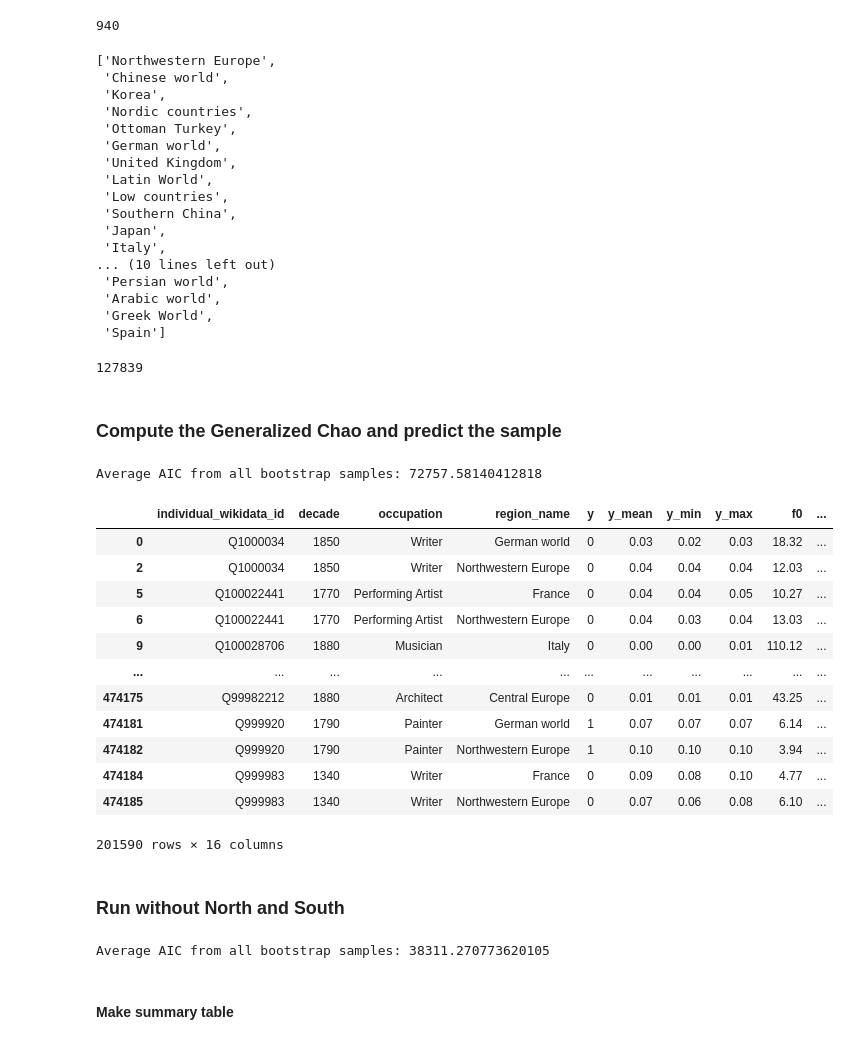
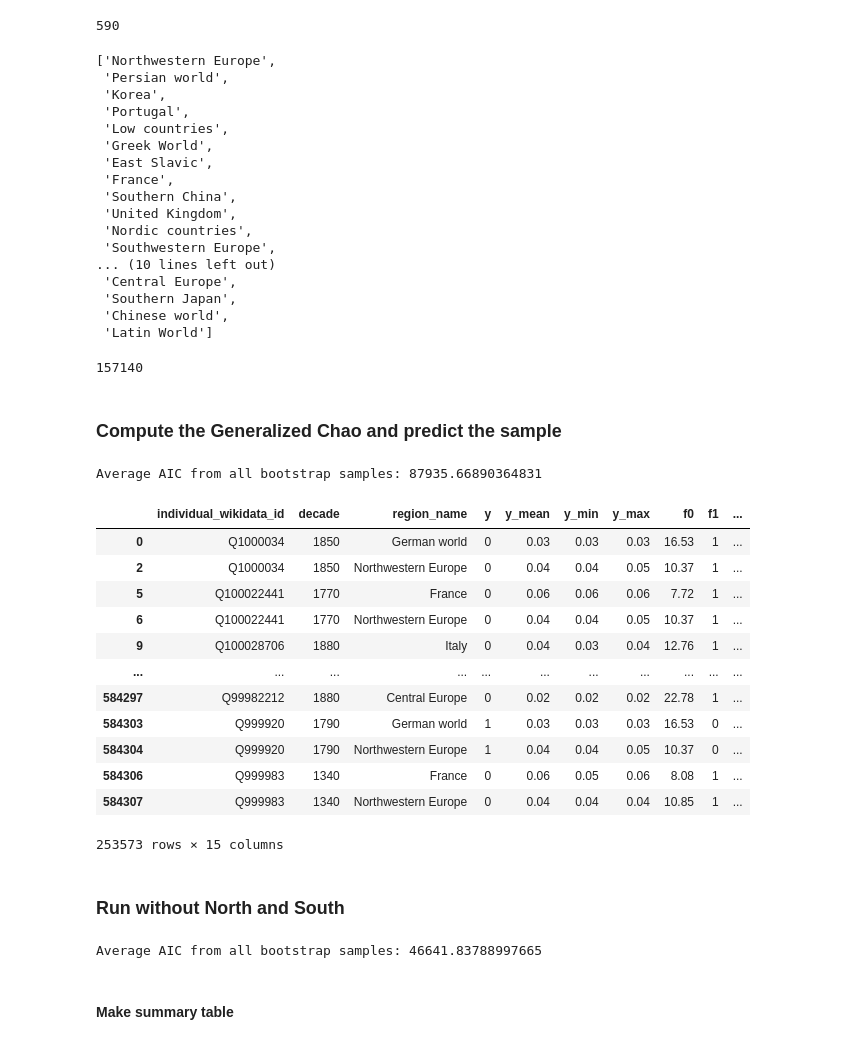
Before and after one commit to charlesdedampierre/cultura, a Jupyter notebook: 6 - run_unseen_species.ipynb, the cells around one changed output. Drawn from its saved outputs; the diff is of its cells as text; code cells hidden in the pictures.

```diff
--- a/6 - run_unseen_species.ipynb
+++ b/6 - run_unseen_species.ipynb
@@ -11,12 +11,12 @@ granularity = 10
 
 if granularity == 50:
     PATH = 'results_50'
-    df = pd.read_csv("db_extract/df_indi_works_occupations.csv", index_col=0)
+    df = pd.read_csv("db_extract/df_indi_works.csv", index_col=0)
     df['decade'] = df['decade'].apply(lambda x: 50 * round(x / 50))
     df = df[df['decade']<=1850]
 elif granularity == 10:
     PATH = 'results_10'
-    df = pd.read_csv("db_extract/df_indi_works_occupations.csv", index_col=0)
+    df = pd.read_csv("db_extract/df_indi_works.csv", index_col=0)
     df['decade'] = df['decade'].apply(lambda x: 10 * round(x / 10))
     df = df[df['decade']<=1880]
 
@@ -75,8 +75,6 @@ df_m["y"] = df_m["count"].map({0: 0, 1: 0, 2: 1})
 
 len(set(df_m.individual_wikidata_id))
 
-df_distribution = df_m[['individual_wikidata_id','occupation']].drop_duplicates()
-df_distribution.occupation.value_counts()
 
 df_count_work_model = df_m.copy()
 df_count_work_model['count_works'][df_count_work_model['count_works']==0] = 1
@@ -105,5 +103,5 @@ df[df['region_name']=='Nordic countries'].sort_values('decade')
 # %%
 min(df[df['region_name']=='Nordic countries'].decade)
 # %% [output]
-940
+590
 # %%
@@ -112,26 +110,26 @@ df[df['count']>3].to_csv('db_extract/df_indi__work>2.csv')
 list(set(sample['region_name']))
 # %% [output]
 ['Northwestern Europe',
+ 'Persian world',
+ 'Korea',
+ 'Portugal',
+ 'Low countries',
+ 'Greek World',
+ 'East Slavic',
+ 'France',
+ 'Southern China',
+ 'United Kingdom',
+ 'Nordic countries',
+ 'Southwestern Europe',
+... (10 lines left out)
+ 'Central Europe',
+ 'Southern Japan',
  'Chinese world',
- 'Korea',
- 'Nordic countries',
- 'Ottoman Turkey',
- 'German world',
- 'United Kingdom',
- 'Latin World',
- 'Low countries',
- 'Southern China',
- 'Japan',
- 'Italy',
-... (10 lines left out)
- 'Persian world',
- 'Arabic world',
- 'Greek World',
- 'Spain']
+ 'Latin World']
 # %%
 len(set(df.individual_wikidata_id))
 # %% [output]
-127839
+157140
 # %% [markdown]
 ### Compute the Generalized Chao and predict the sample
 # %%
@@ -145,7 +143,7 @@ from tqdm import tqdm
 sample['decade_spline'] = pd.cut(sample['decade'], bins=10, labels=False)
 
 # Define the formula
-formula = "y ~ C(decade_spline) + C(occupation) + C(region_name)"
+formula = "y ~ C(decade_spline) + C(region_name)"
 
 
 # Number of bootstraps
@@ -184,50 +182,50 @@ confidence_interval = predicted_probs_df.apply(lambda x: np.percentile(x, [2.5,
 # Add the confidence intervals to the original sample DataFrame
 sample['y_min'], sample['y_max'] = confidence_interval.str[0], confidence_interval.str[1]
 # %% [output]
-Average AIC from all bootstrap samples: 72757.58140412818
+Average AIC from all bootstrap samples: 87935.66890364831
 # %%
 # Create a new DataFrame with the original data and predictions
-results_df = sample[['individual_wikidata_id', 'decade', 'occupation', 'region_name', 'y', 'y_mean', 'y_min', 'y_max']].copy()
+results_df = sample[['individual_wikidata_id', 'decade', 'region_name', 'y', 'y_mean', 'y_min', 'y_max']].copy()
 
 # Compute f0, f1, and f2
 def compute_f0(p):
     l = (2 * p) / (1 - p)
     f0 = 1 / (l + (l**2) / 2)
     return f0
 
 def compute_f1(y):
     return 1 if y == 0 else 0
 
 def compute_f2(y):
     return 1 if y == 1 else 0
 
 results_df['f0'] = results_df['y_mean'].apply(compute_f0)
 results_df['f1'] = results_df['y'].apply(compute_f1)
 results_df['f2'] = results_df['y'].apply(compute_f2)
 
 # Calculate N_unseen, N_unseen_min, and N_unseen_max
 results_df['N_unseen'] = results_df['f0'] + results_df['f1'] + results_df['f2']
 results_df['N_unseen'] = results_df['N_unseen'].astype(int)
 
 results_df['f0_min'] = results_df['y_max'].apply(compute_f0)
 results_df['f0_max'] = results_df['y_min'].apply(compute_f0)
 
 results_df['N_unseen_min'] = (results_df['f0_min'] + results_df['f1'] + results_df['f2']).astype(int)
 results_df['N_unseen_max'] = (results_df['f0_max'] + results_df['f1'] + results_df['f2']).astype(int)
 
 results_df
 # %% [output]
-|  | individual_wikidata_id | decade | occupation | region_name | y | y_mean | y_min | y_max | f0 | ... |
-| 0 | Q1000034 | 1850 | Writer | German world | 0 | 0.03 | 0.02 | 0.03 | 18.32 | ... |
-| 2 | Q1000034 | 1850 | Writer | Northwestern Europe | 0 | 0.04 | 0.04 | 0.04 | 12.03 | ... |
-| 5 | Q100022441 | 1770 | Performing Artist | France | 0 | 0.04 | 0.04 | 0.05 | 10.27 | ... |
-| 6 | Q100022441 | 1770 | Performing Artist | Northwestern Europe | 0 | 0.04 | 0.03 | 0.04 | 13.03 | ... |
-| 9 | Q100028706 | 1880 | Musician | Italy | 0 | 0.00 | 0.00 | 0.01 | 110.12 | ... |
+|  | individual_wikidata_id | decade | region_name | y | y_mean | y_min | y_max | f0 | f1 | ... |
+| 0 | Q1000034 | 1850 | German world | 0 | 0.03 | 0.03 | 0.03 | 16.53 | 1 | ... |
+| 2 | Q1000034 | 1850 | Northwestern Europe | 0 | 0.04 | 0.04 | 0.05 | 10.37 | 1 | ... |
+| 5 | Q100022441 | 1770 | France | 0 | 0.06 | 0.06 | 0.06 | 7.72 | 1 | ... |
+| 6 | Q100022441 | 1770 | Northwestern Europe | 0 | 0.04 | 0.04 | 0.05 | 10.37 | 1 | ... |
+| 9 | Q100028706 | 1880 | Italy | 0 | 0.04 | 0.03 | 0.04 | 12.76 | 1 | ... |
 | ... | ... | ... | ... | ... | ... | ... | ... | ... | ... | ... |
-| 474175 | Q99982212 | 1880 | Architect | Central Europe | 0 | 0.01 | 0.01 | 0.01 | 43.25 | ... |
-| 474181 | Q999920 | 1790 | Painter | German world | 1 | 0.07 | 0.07 | 0.07 | 6.14 | ... |
-| 474182 | Q999920 | 1790 | Painter | Northwestern Europe | 1 | 0.10 | 0.10 | 0.10 | 3.94 | ... |
-| 474184 | Q999983 | 1340 | Writer | France | 0 | 0.09 | 0.08 | 0.10 | 4.77 | ... |
-| 474185 | Q999983 | 1340 | Writer | Northwestern Europe | 0 | 0.07 | 0.06 | 0.08 | 6.10 | ... |
+| 584297 | Q99982212 | 1880 | Central Europe | 0 | 0.02 | 0.02 | 0.02 | 22.78 | 1 | ... |
+| 584303 | Q999920 | 1790 | German world | 1 | 0.03 | 0.03 | 0.03 | 16.53 | 0 | ... |
+| 584304 | Q999920 | 1790 | Northwestern Europe | 1 | 0.04 | 0.04 | 0.05 | 10.37 | 0 | ... |
+| 584306 | Q999983 | 1340 | France | 0 | 0.06 | 0.05 | 0.06 | 8.08 | 1 | ... |
+| 584307 | Q999983 | 1340 | Northwestern Europe | 0 | 0.04 | 0.04 | 0.04 | 10.85 | 1 | ... |
-201590 rows × 16 columns
+253573 rows × 15 columns
 # %%
@@ -310,7 +306,7 @@ sample = df_m.copy()
 sample['decade_spline'] = pd.cut(sample['decade'], bins=10, labels=False)
 
 # Define the formula
-formula = "y ~ C(decade_spline) + C(occupation) + C(region_name)"
+formula = "y ~ C(decade_spline) + C(region_name)"
 
 
 # Number of bootstraps
@@ -349,7 +345,7 @@ confidence_interval = predicted_probs_df.apply(lambda x: np.percentile(x, [2.5,
 # Add the confidence intervals to the original sample DataFrame
 sample['y_min'], sample['y_max'] = confidence_interval.str[0], confidence_interval.str[1]
 # %% [output]
-Average AIC from all bootstrap samples: 38311.270773620105
+Average AIC from all bootstrap samples: 46641.83788997665
 # %% [markdown]
 #### Make summary table
 # %%
```
Also changed, not shown: parts of 11 cells of this notebook, 4 other files.
